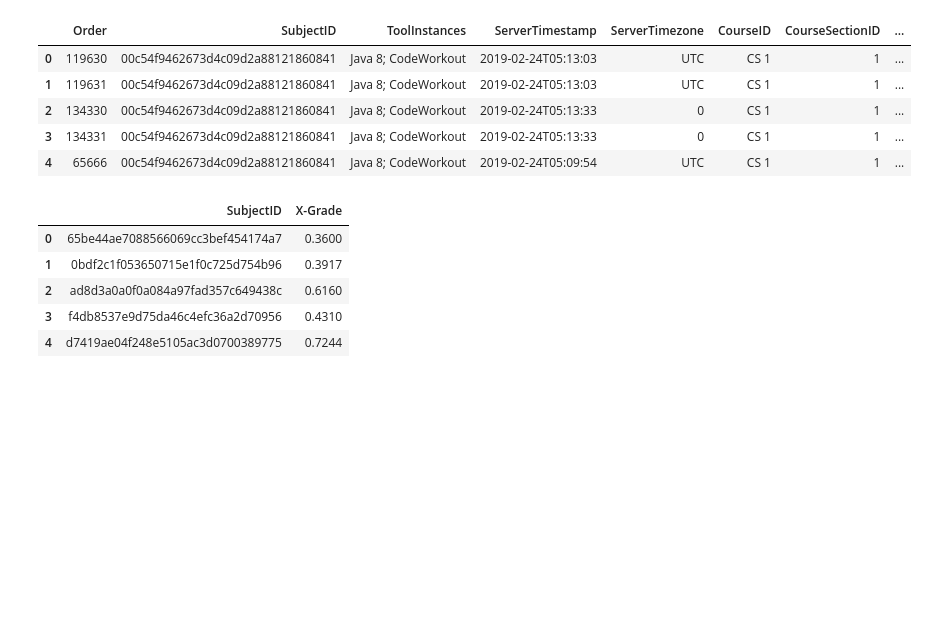
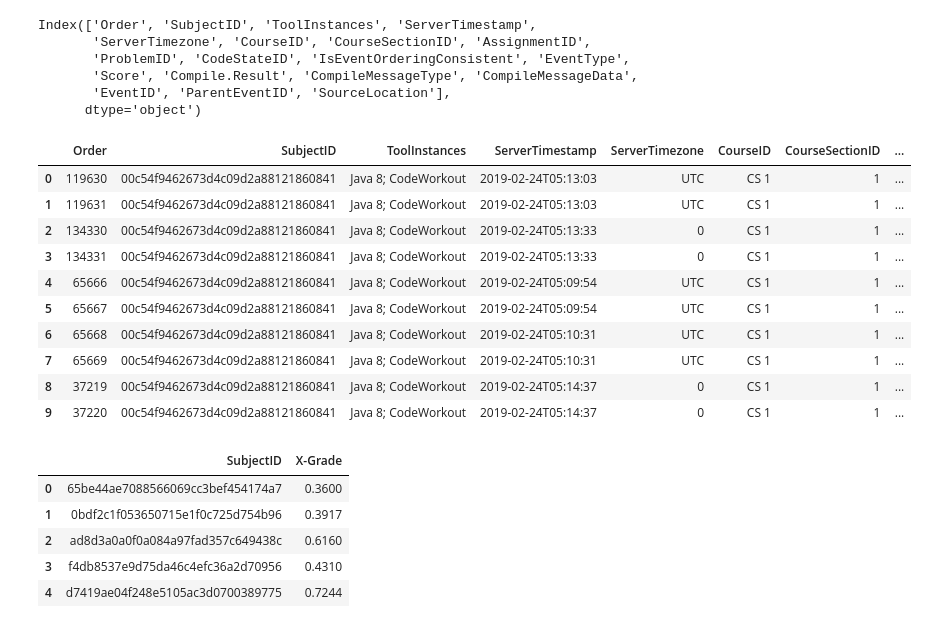
Before and after one commit to Khallina/EduData, a Jupyter notebook: eda.ipynb, the cells around one changed output. Saved outputs shown, nothing was run; the diff lists cells and outputs as text; code cells hidden in the pictures; blank space fills up the shorter version.

```diff
--- a/eda.ipynb
+++ b/eda.ipynb
@@ -5,15 +5,29 @@ import matplotlib.pyplot as plt
 # %%
 main_table = pd.read_csv("MainTable.csv")
 subjects_table = pd.read_csv("Subject.csv")
+# %%
+main_table.columns
+# %% [output]
+Index(['Order', 'SubjectID', 'ToolInstances', 'ServerTimestamp',
+       'ServerTimezone', 'CourseID', 'CourseSectionID', 'AssignmentID',
+       'ProblemID', 'CodeStateID', 'IsEventOrderingConsistent', 'EventType',
+       'Score', 'Compile.Result', 'CompileMessageType', 'CompileMessageData',
+       'EventID', 'ParentEventID', 'SourceLocation'],
+      dtype='object')
 # %%
-main_table.head(5)
+main_table.head(10)
 # %% [output]
 |  | Order | SubjectID | ToolInstances | ServerTimestamp | ServerTimezone | CourseID | CourseSectionID | ... |
 | 0 | 119630 | 00c54f9462673d4c09d2a88121860841 | Java 8; CodeWorkout | 2019-02-24T05:13:03 | UTC | CS 1 | 1 | ... |
 | 1 | 119631 | 00c54f9462673d4c09d2a88121860841 | Java 8; CodeWorkout | 2019-02-24T05:13:03 | UTC | CS 1 | 1 | ... |
 | 2 | 134330 | 00c54f9462673d4c09d2a88121860841 | Java 8; CodeWorkout | 2019-02-24T05:13:33 | 0 | CS 1 | 1 | ... |
 | 3 | 134331 | 00c54f9462673d4c09d2a88121860841 | Java 8; CodeWorkout | 2019-02-24T05:13:33 | 0 | CS 1 | 1 | ... |
 | 4 | 65666 | 00c54f9462673d4c09d2a88121860841 | Java 8; CodeWorkout | 2019-02-24T05:09:54 | UTC | CS 1 | 1 | ... |
+| 5 | 65667 | 00c54f9462673d4c09d2a88121860841 | Java 8; CodeWorkout | 2019-02-24T05:09:54 | UTC | CS 1 | 1 | ... |
+| 6 | 65668 | 00c54f9462673d4c09d2a88121860841 | Java 8; CodeWorkout | 2019-02-24T05:10:31 | UTC | CS 1 | 1 | ... |
+| 7 | 65669 | 00c54f9462673d4c09d2a88121860841 | Java 8; CodeWorkout | 2019-02-24T05:10:31 | UTC | CS 1 | 1 | ... |
+| 8 | 37219 | 00c54f9462673d4c09d2a88121860841 | Java 8; CodeWorkout | 2019-02-24T05:14:37 | 0 | CS 1 | 1 | ... |
+| 9 | 37220 | 00c54f9462673d4c09d2a88121860841 | Java 8; CodeWorkout | 2019-02-24T05:14:37 | 0 | CS 1 | 1 | ... |
 # %%
 subjects_table.head(5)
 # %% [output]
```
Also changed, not shown: parts of 7 cells of this notebook.
